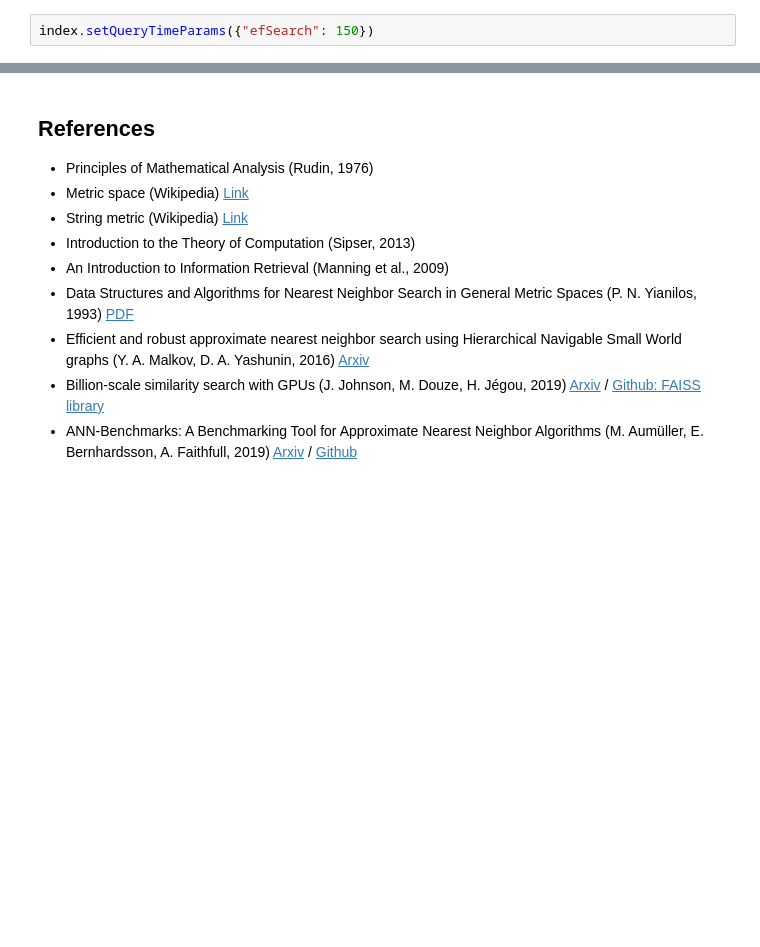
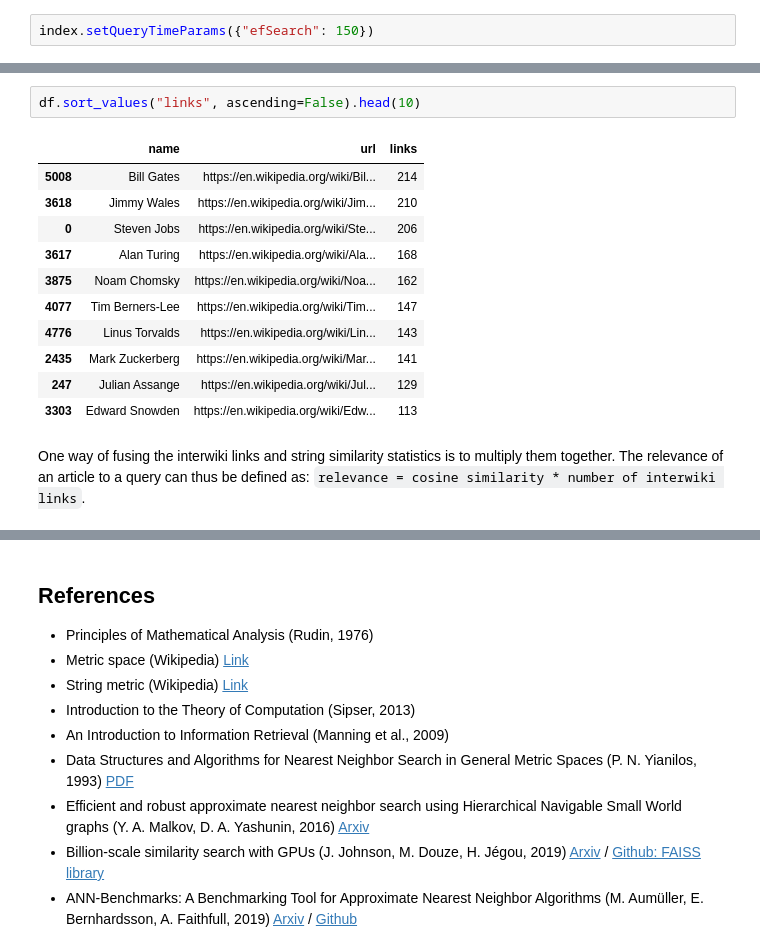
Before and after one commit to bergwald/ai, a Jupyter notebook: nns/nns.ipynb, the cells around one changed output, grey strips where cells are left out. Drawn from its saved outputs; the diff is of its cells as text; blank space fills up the shorter version.

```diff
--- a/nns/nns.ipynb
+++ b/nns/nns.ipynb
@@ -642,0 +682,16 @@ The HNSW graph requires time to be built, but querying it is substantially faste
+# %%
+df.sort_values("links", ascending=False).head(10)
+# %% [output]
+|  | name | url | links |
+| 5008 | Bill Gates | https://en.wikipedia.org/wiki/Bil... | 214 |
+| 3618 | Jimmy Wales | https://en.wikipedia.org/wiki/Jim... | 210 |
+| 0 | Steven Jobs | https://en.wikipedia.org/wiki/Ste... | 206 |
+| 3617 | Alan Turing | https://en.wikipedia.org/wiki/Ala... | 168 |
+| 3875 | Noam Chomsky | https://en.wikipedia.org/wiki/Noa... | 162 |
+| 4077 | Tim Berners-Lee | https://en.wikipedia.org/wiki/Tim... | 147 |
+| 4776 | Linus Torvalds | https://en.wikipedia.org/wiki/Lin... | 143 |
+| 2435 | Mark Zuckerberg | https://en.wikipedia.org/wiki/Mar... | 141 |
+| 247 | Julian Assange | https://en.wikipedia.org/wiki/Jul... | 129 |
+| 3303 | Edward Snowden | https://en.wikipedia.org/wiki/Edw... | 113 |
+# %% [markdown]
+One way of fusing the interwiki links and string similarity statistics is to multiply them together. The relevance of an article to a query can thus be defined as: `relevance = cosine similarity * number of interwiki links`.
```
Also changed, not shown: parts of 39 cells of this notebook.
